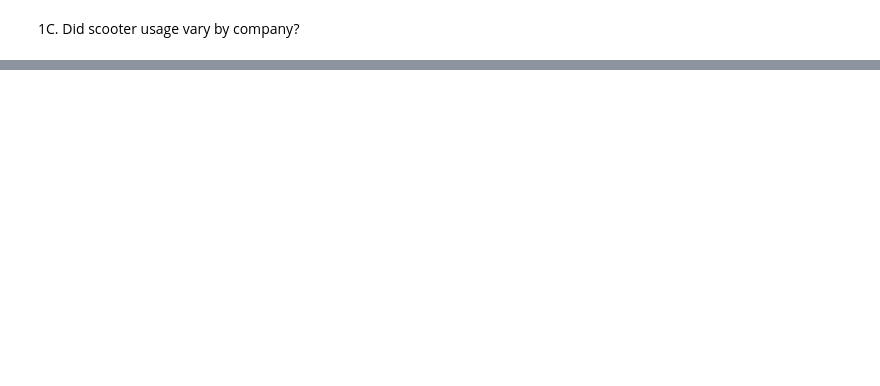
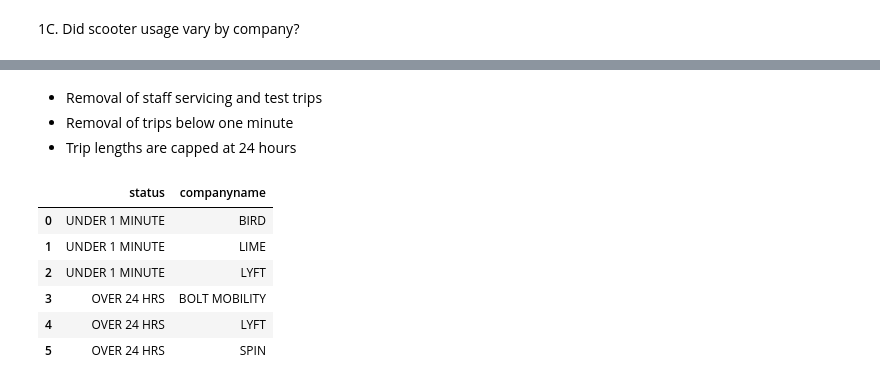
Before and after one commit to NSS-Data-Analytics-Cohort-10/scooters-group-3, a Jupyter notebook: notebooks/scooters.ipynb, the cells around one changed output, grey strips where cells are left out. Drawn from its saved outputs; the diff is of its cells as text; code cells hidden in the pictures; blank space fills up the shorter version.

Commit message:
scooters

```diff
--- a/notebooks/scooters.ipynb
+++ b/notebooks/scooters.ipynb
@@ -258,0 +236,27 @@ scooterstriptime
+# %% [markdown]
+* Removal of staff servicing and test trips
+* Removal of trips below one minute
+* Trip lengths are capped at 24 hours
+# %%
+TRIPSCOOTER = '''
+SELECT 'OVER 24 HRS' STATUS, UPPER(companyname) COMPANYNAME
+FROM TRIPS
+WHERE tripduration > 1440
+GROUP BY companyname
+UNION
+SELECT 'UNDER 1 MINUTE' STATUS, UPPER(companyname) COMPANYNAME
+FROM TRIPS
+WHERE tripduration < 1
+GROUP BY companyname
+ORDER BY status DESC,companyname
+'''
+scooterstriptime= pd.read_sql_query(TRIPSCOOTER, engine)
+scooterstriptime
+# %% [output]
+|  | status | companyname |
+| 0 | UNDER 1 MINUTE | BIRD |
+| 1 | UNDER 1 MINUTE | LIME |
+| 2 | UNDER 1 MINUTE | LYFT |
+| 3 | OVER 24 HRS | BOLT MOBILITY |
+| 4 | OVER 24 HRS | LYFT |
+| 5 | OVER 24 HRS | SPIN |
```
Also changed, not shown: parts of 12 cells of this notebook.
